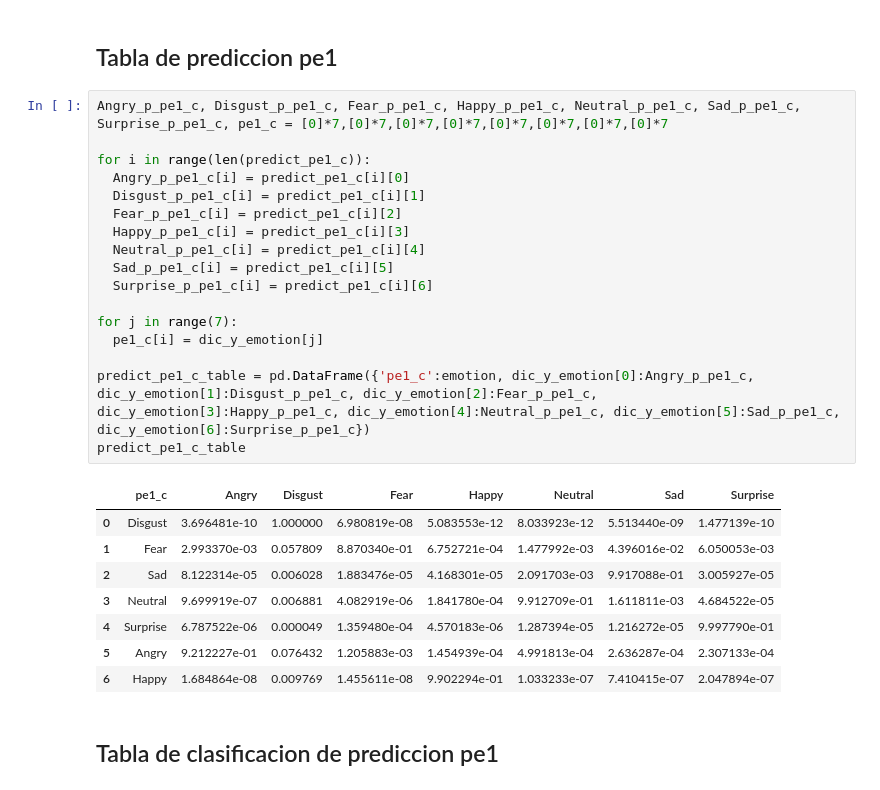
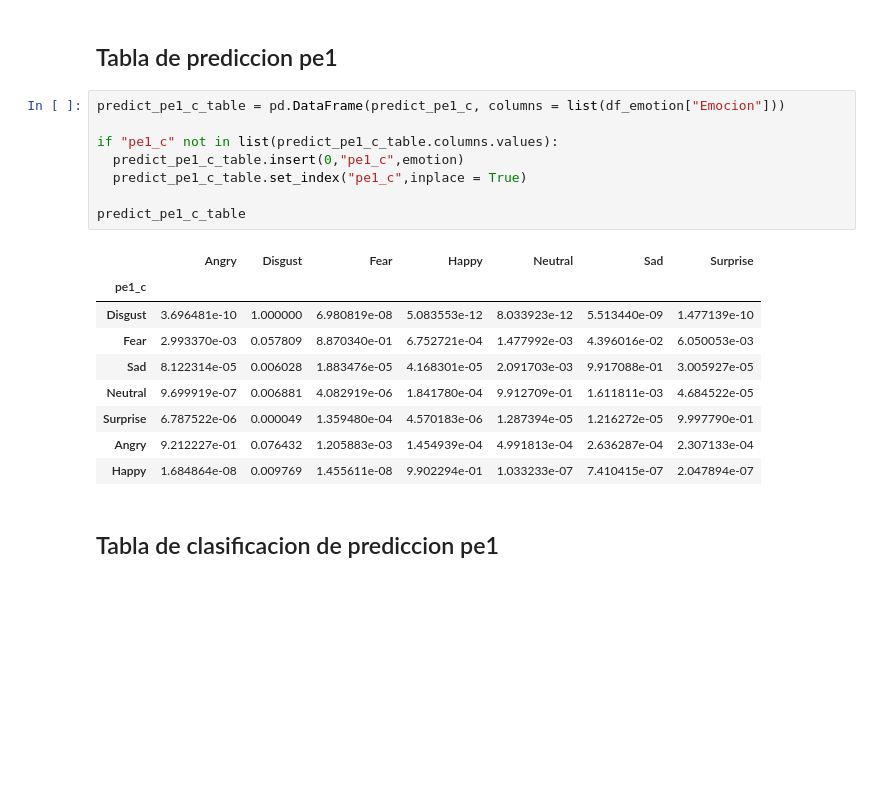
Before and after one commit to OscarJCC/Google-Colab-Professional-Internship-Project-Machine-Learning, a Jupyter notebook: Show_Result.ipynb, the cells around one changed output. Drawn from its saved outputs; the diff is of its cells as text; blank space fills up the shorter version.

```diff
--- a/Show_Result.ipynb
+++ b/Show_Result.ipynb
@@ -84,31 +84,23 @@ result_table
 # Tablas de prediccion y clasificacion con Entrenamiento_Completo
 # %% [markdown]
 ## Tabla de prediccion pe1
-# %%
-Angry_p_pe1_c, Disgust_p_pe1_c, Fear_p_pe1_c, Happy_p_pe1_c, Neutral_p_pe1_c, Sad_p_pe1_c, Surprise_p_pe1_c, pe1_c = [0]*7,[0]*7,[0]*7,[0]*7,[0]*7,[0]*7,[0]*7,[0]*7
-
-for i in range(len(predict_pe1_c)):
-  Angry_p_pe1_c[i] = predict_pe1_c[i][0]
-  Disgust_p_pe1_c[i] = predict_pe1_c[i][1]
-  Fear_p_pe1_c[i] = predict_pe1_c[i][2]
-  Happy_p_pe1_c[i] = predict_pe1_c[i][3]
-  Neutral_p_pe1_c[i] = predict_pe1_c[i][4]
-  Sad_p_pe1_c[i] = predict_pe1_c[i][5]
-  Surprise_p_pe1_c[i] = predict_pe1_c[i][6]
-
-for j in range(7):
-  pe1_c[i] = dic_y_emotion[j]
-
-predict_pe1_c_table = pd.DataFrame({'pe1_c':emotion, dic_y_emotion[0]:Angry_p_pe1_c, dic_y_emotion[1]:Disgust_p_pe1_c, dic_y_emotion[2]:Fear_p_pe1_c, dic_y_emotion[3]:Happy_p_pe1_c, dic_y_emotion[4]:Neutral_p_pe1_c, dic_y_emotion[5]:Sad_p_pe1_c, dic_y_emotion[6]:Surprise_p_pe1_c})
-predict_pe1_c_table
-# %% [output]
-|  | pe1_c | Angry | Disgust | Fear | Happy | Neutral | Sad | Surprise |
-| 0 | Disgust | 3.696481e-10 | 1.000000 | 6.980819e-08 | 5.083553e-12 | 8.033923e-12 | 5.513440e-09 | 1.477139e-10 |
-| 1 | Fear | 2.993370e-03 | 0.057809 | 8.870340e-01 | 6.752721e-04 | 1.477992e-03 | 4.396016e-02 | 6.050053e-03 |
-| 2 | Sad | 8.122314e-05 | 0.006028 | 1.883476e-05 | 4.168301e-05 | 2.091703e-03 | 9.917088e-01 | 3.005927e-05 |
-| 3 | Neutral | 9.699919e-07 | 0.006881 | 4.082919e-06 | 1.841780e-04 | 9.912709e-01 | 1.611811e-03 | 4.684522e-05 |
-| 4 | Surprise | 6.787522e-06 | 0.000049 | 1.359480e-04 | 4.570183e-06 | 1.287394e-05 | 1.216272e-05 | 9.997790e-01 |
-| 5 | Angry | 9.212227e-01 | 0.076432 | 1.205883e-03 | 1.454939e-04 | 4.991813e-04 | 2.636287e-04 | 2.307133e-04 |
-| 6 | Happy | 1.684864e-08 | 0.009769 | 1.455611e-08 | 9.902294e-01 | 1.033233e-07 | 7.410415e-07 | 2.047894e-07 |
+# %%
+predict_pe1_c_table = pd.DataFrame(predict_pe1_c, columns = list(df_emotion["Emocion"]))
+
+if "pe1_c" not in list(predict_pe1_c_table.columns.values):
+  predict_pe1_c_table.insert(0,"pe1_c",emotion)
+  predict_pe1_c_table.set_index("pe1_c",inplace = True)
+
+predict_pe1_c_table
+# %% [output]
+|  | Angry | Disgust | Fear | Happy | Neutral | Sad | Surprise |
+| pe1_c |  |  |  |  |  |  |  |
+| Disgust | 3.696481e-10 | 1.000000 | 6.980819e-08 | 5.083553e-12 | 8.033923e-12 | 5.513440e-09 | 1.477139e-10 |
+| Fear | 2.993370e-03 | 0.057809 | 8.870340e-01 | 6.752721e-04 | 1.477992e-03 | 4.396016e-02 | 6.050053e-03 |
+| Sad | 8.122314e-05 | 0.006028 | 1.883476e-05 | 4.168301e-05 | 2.091703e-03 | 9.917088e-01 | 3.005927e-05 |
+| Neutral | 9.699919e-07 | 0.006881 | 4.082919e-06 | 1.841780e-04 | 9.912709e-01 | 1.611811e-03 | 4.684522e-05 |
+| Surprise | 6.787522e-06 | 0.000049 | 1.359480e-04 | 4.570183e-06 | 1.287394e-05 | 1.216272e-05 | 9.997790e-01 |
+| Angry | 9.212227e-01 | 0.076432 | 1.205883e-03 | 1.454939e-04 | 4.991813e-04 | 2.636287e-04 | 2.307133e-04 |
+| Happy | 1.684864e-08 | 0.009769 | 1.455611e-08 | 9.902294e-01 | 1.033233e-07 | 7.410415e-07 | 2.047894e-07 |
 # %% [markdown]
 ## Tabla de clasificacion de prediccion pe1
```
Also changed, not shown: parts of 37 cells of this notebook.
